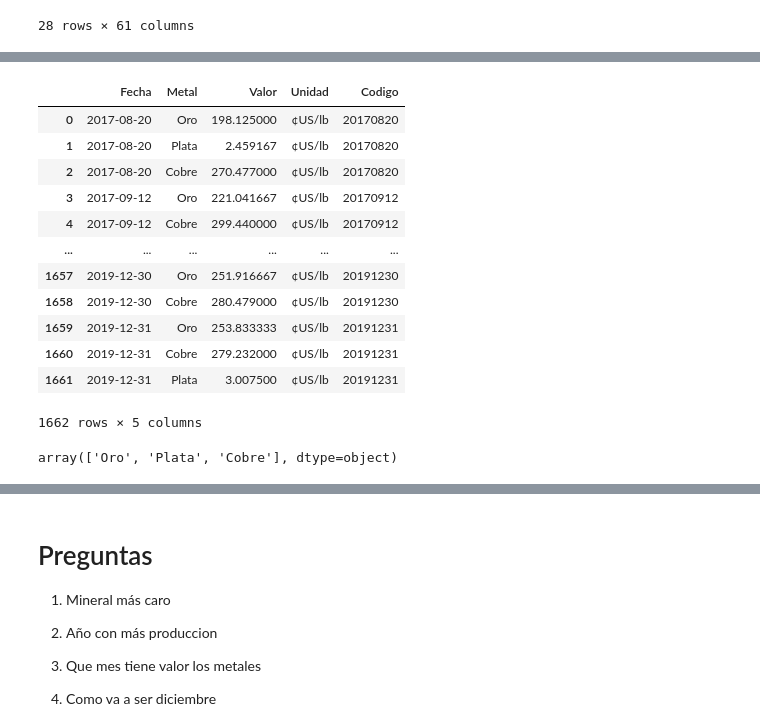
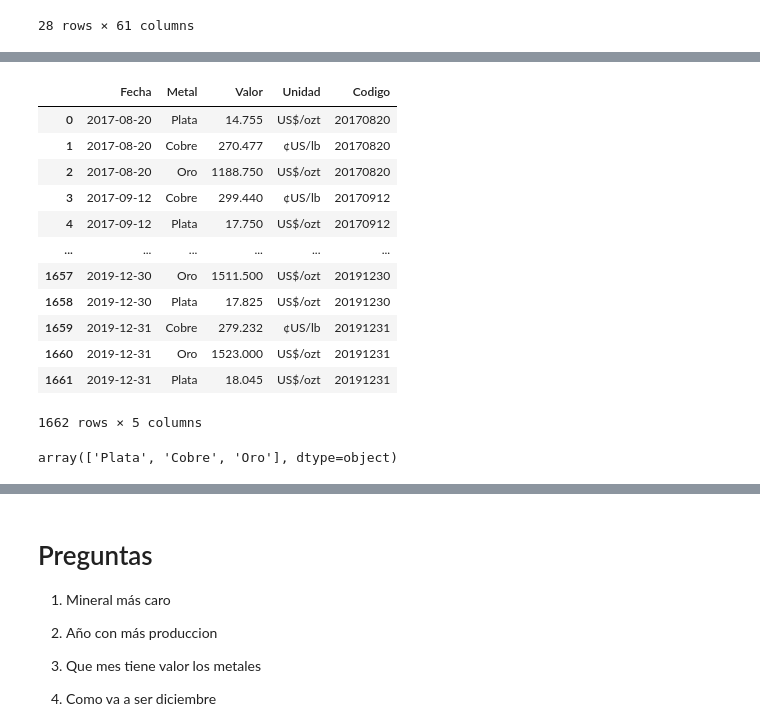
Before and after one commit to ThareauB/Proyecto-libertadores, a Jupyter notebook: mineria.ipynb, the cells around one changed output, grey strips where cells are left out. Drawn from its saved outputs; the diff is of its cells as text; code cells hidden in the pictures.

```diff
--- a/mineria.ipynb
+++ b/mineria.ipynb
@@ -65,4 +64,21 @@ df_produccion
 | 18 | Michilla | Miles TM | 49.6 | 51.8 | 52.7 | 50.0 | 46.4 | 47.3 | 45.1 | 47.7 | ... |
 | 19 | Otros | Miles TM | 181.6 | 161.1 | 182.6 | 213.8 | 241.1 | 264.9 | 284.8 | 334.3 | ... |
 | 20 | Total chile | Miles TM | 4739.0 | 4580.6 | 4904.2 | 5412.5 | 5320.5 | 5360.8 | 5557.0 | 5327.6 | ... |
+# %%
+df_precios = df_precios[df_precios["Valor"] != "FERIADO"]
+df_precios = df_precios[df_precios["Valor"] != "Feriado"]
+df_precios = df_precios[df_precios['Metal'] != 'Molibdeno']
+df_precios['Valor'] = df_precios['Valor'].apply(lambda x: x.replace(',', '') if type(x)==str else x)
+df_precios['Valor'] = df_precios['Valor'].astype('float')
+df_precios['Fecha'] = df_precios['Fecha'].apply(lambda x: x.replace("-17", "-2017"))
+df_precios['Fecha'] = pd.to_datetime(df_precios['Fecha'], format='%d-%m-%Y')
+df_precios.sort_values(by='Fecha', ignore_index=True, inplace=True)
+# %%
+def fecha_a_codigo(fecha):
+    fecha = str(fecha)
+    fecha = fecha.replace('00:00:00', '')
+    codigo = fecha.replace('-', '')
+    return codigo
+# %%
+df_precios['Codigo'] = df_precios['Fecha'].apply(fecha_a_codigo)
 # %%
@@ -186,19 +154,19 @@ sns.scatterplot(data = idk, x = "Fecha", y = "Valor")
 # %%
-df_2020 = pp_final[pp_final['Fecha'] < '2020-01-01']
+df_2020 = df_precios[df_precios['Fecha'] < '2020-01-01']
 df_2020
 # %% [output]
 |  | Fecha | Metal | Valor | Unidad | Codigo |
-| 0 | 2017-08-20 | Oro | 198.125000 | ¢US/lb | 20170820 |
-| 1 | 2017-08-20 | Plata | 2.459167 | ¢US/lb | 20170820 |
-| 2 | 2017-08-20 | Cobre | 270.477000 | ¢US/lb | 20170820 |
-| 3 | 2017-09-12 | Oro | 221.041667 | ¢US/lb | 20170912 |
-| 4 | 2017-09-12 | Cobre | 299.440000 | ¢US/lb | 20170912 |
+| 0 | 2017-08-20 | Plata | 14.755 | US$/ozt | 20170820 |
+| 1 | 2017-08-20 | Cobre | 270.477 | ¢US/lb | 20170820 |
+| 2 | 2017-08-20 | Oro | 1188.750 | US$/ozt | 20170820 |
+| 3 | 2017-09-12 | Cobre | 299.440 | ¢US/lb | 20170912 |
+| 4 | 2017-09-12 | Plata | 17.750 | US$/ozt | 20170912 |
 | ... | ... | ... | ... | ... | ... |
-| 1657 | 2019-12-30 | Oro | 251.916667 | ¢US/lb | 20191230 |
-| 1658 | 2019-12-30 | Cobre | 280.479000 | ¢US/lb | 20191230 |
-| 1659 | 2019-12-31 | Oro | 253.833333 | ¢US/lb | 20191231 |
-| 1660 | 2019-12-31 | Cobre | 279.232000 | ¢US/lb | 20191231 |
-| 1661 | 2019-12-31 | Plata | 3.007500 | ¢US/lb | 20191231 |
+| 1657 | 2019-12-30 | Oro | 1511.500 | US$/ozt | 20191230 |
+| 1658 | 2019-12-30 | Plata | 17.825 | US$/ozt | 20191230 |
+| 1659 | 2019-12-31 | Cobre | 279.232 | ¢US/lb | 20191231 |
+| 1660 | 2019-12-31 | Oro | 1523.000 | US$/ozt | 20191231 |
+| 1661 | 2019-12-31 | Plata | 18.045 | US$/ozt | 20191231 |
 1662 rows × 5 columns
 # %%
 from sklearn.linear_model import LinearRegression
@@ -208,7 +174,7 @@ import matplotlib.pyplot as plt
 # %%
 df_2020['Metal'].unique()
 # %% [output]
-array(['Oro', 'Plata', 'Cobre'], dtype=object)
+array(['Plata', 'Cobre', 'Oro'], dtype=object)
 # %%
 diccionario = {'Oro' : 1  , 'Plata': 2, 'Cobre': 3}
 df_2020.replace({'Metal': diccionario}, regex=True, inplace=True)
```
Also changed, not shown: parts of 26 cells of this notebook.
